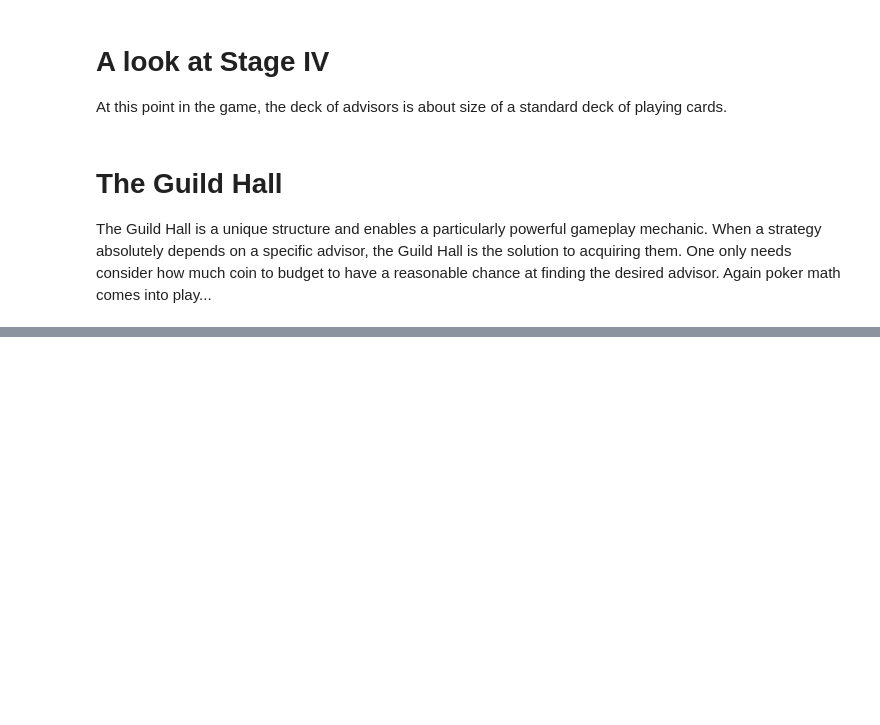
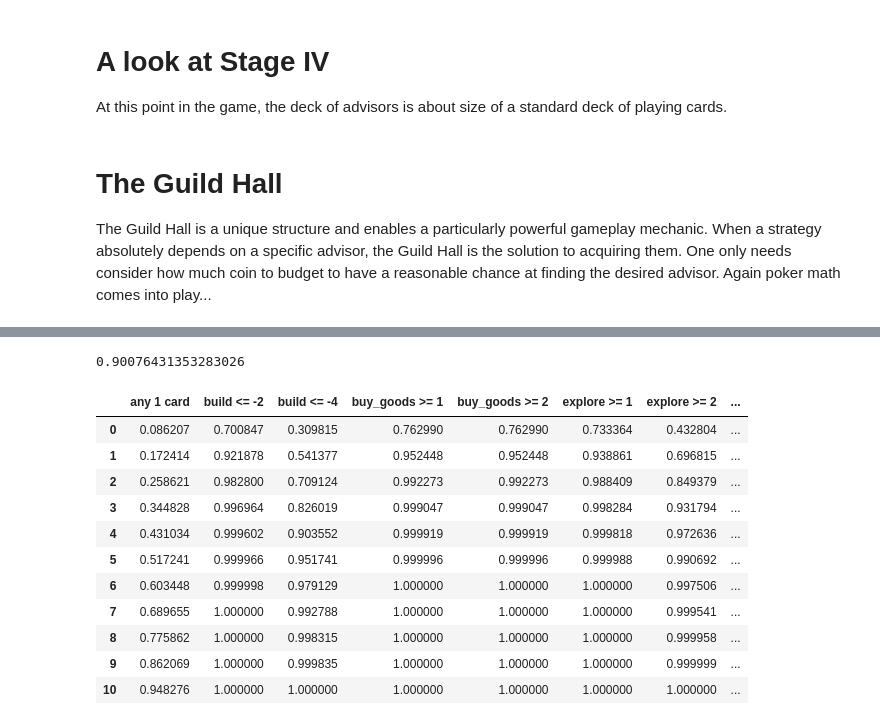
Before and after one commit to cardboardai/boardgame-bookie, a Jupyter notebook: boardgames/seafall/Advisor Probabilities.ipynb, the cells around one changed output, grey strips where cells are left out. Drawn from its saved outputs; the diff is of its cells as text; code cells hidden in the pictures; blank space fills up the shorter version.

```diff
--- a/boardgames/seafall/Advisor Probabilities.ipynb
+++ b/boardgames/seafall/Advisor Probabilities.ipynb
@@ -80,0 +111,34 @@ The Guild Hall is a unique structure and enables a particularly powerful gamepla
+# %%
+def advisor_guild_hall_probabilities(hand_size, suit_size, deck_size):
+    """
+    Find the probability at least 1 desired "X" advisor is in the forum when the forum is refreshed by the Guild Hall.
+    * hand_size = the number of cards drawn into the forum, e.g. 5
+    * suit_size = the number of cards that satisfy a set of conditions, e.g. the number of merchants guild advisors.
+    * deck_size = the number of cards in the advisor deck.
+
+    Note the deck_size should reflect the number of unknown cards in the deck.
+    """
+
+    if hand_size > deck_size:
+
+        advisor_prob = 1.0
+
+        return advisor_prob
+
+    if suit_size > deck_size:
+
+        advisor_prob = 1.0
+
+        return advisor_prob
+
+    if suit_size == 0:
+
+        advisor_prob = 0.0
+
+        return advisor_prob
+
+    total_forum_hands = scipy.misc.comb(deck_size, hand_size)
+
+    advisor_prob = 1 - scipy.misc.comb(deck_size - suit_size, hand_size) / total_forum_hands
+
+    return advisor_prob
@@ -80,0 +401,25 @@ The Guild Hall is a unique structure and enables a particularly powerful gamepla
+# %%
+# Probability sanity check. These scenarios are the same...
+# The probability of getting the desired card within the first 10 cards drawn
+advisor_guild_hall_probabilities(10, 11, 58)
+# The probability of drawing the card in the first 5 cards, OR
+# The probability of not drawing the card in the first 5 AND The probability of drawing the card in the 2nd round of 5 cards
+advisor_guild_hall_probabilities(5, 11, 58) + \
+(1-advisor_guild_hall_probabilities(5, 11, 58))*advisor_guild_hall_probabilities(5, 11, 53)
+# %% [output]
+0.90076431353283026
+# %%
+probs_df
+# %% [output]
+|  | any 1 card | build <= -2 | build <= -4 | buy_goods >= 1 | buy_goods >= 2 | explore >= 1 | explore >= 2 | ... |
+| 0 | 0.086207 | 0.700847 | 0.309815 | 0.762990 | 0.762990 | 0.733364 | 0.432804 | ... |
+| 1 | 0.172414 | 0.921878 | 0.541377 | 0.952448 | 0.952448 | 0.938861 | 0.696815 | ... |
+| 2 | 0.258621 | 0.982800 | 0.709124 | 0.992273 | 0.992273 | 0.988409 | 0.849379 | ... |
+| 3 | 0.344828 | 0.996964 | 0.826019 | 0.999047 | 0.999047 | 0.998284 | 0.931794 | ... |
+| 4 | 0.431034 | 0.999602 | 0.903552 | 0.999919 | 0.999919 | 0.999818 | 0.972636 | ... |
+| 5 | 0.517241 | 0.999966 | 0.951741 | 0.999996 | 0.999996 | 0.999988 | 0.990692 | ... |
+| 6 | 0.603448 | 0.999998 | 0.979129 | 1.000000 | 1.000000 | 1.000000 | 0.997506 | ... |
+| 7 | 0.689655 | 1.000000 | 0.992788 | 1.000000 | 1.000000 | 1.000000 | 0.999541 | ... |
+| 8 | 0.775862 | 1.000000 | 0.998315 | 1.000000 | 1.000000 | 1.000000 | 0.999958 | ... |
+| 9 | 0.862069 | 1.000000 | 0.999835 | 1.000000 | 1.000000 | 1.000000 | 0.999999 | ... |
+| 10 | 0.948276 | 1.000000 | 1.000000 | 1.000000 | 1.000000 | 1.000000 | 1.000000 | ... |
```
Also changed, not shown: parts of 11 cells of this notebook, 4 other files.
